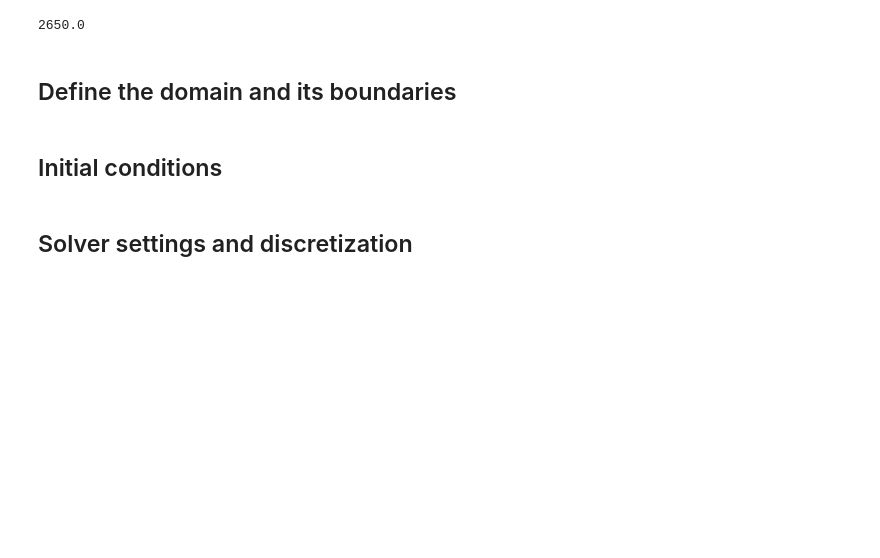
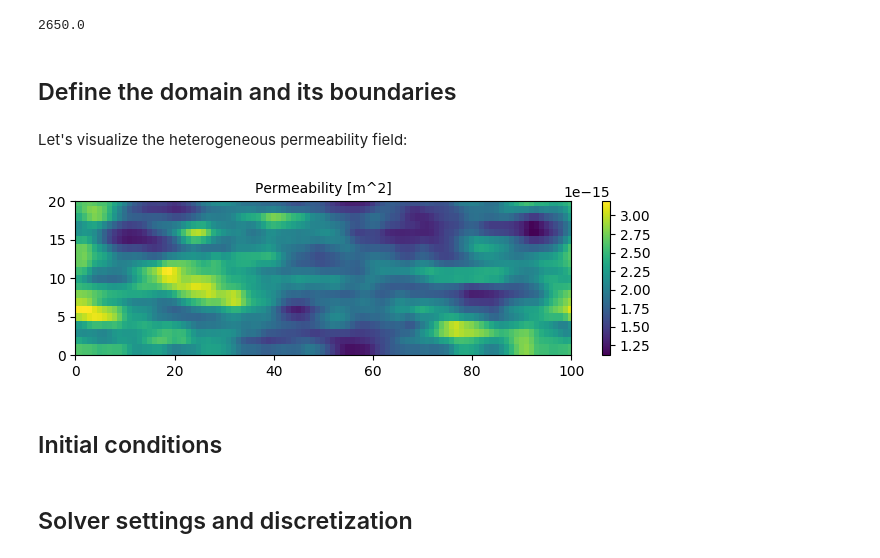
Before and after one commit to simulkade/fvtblog, a Jupyter notebook: posts/heat-transport-in-porous-media.ipynb, the cells around one changed output. Cells and saved outputs as stored; diff of their text form; code cells hidden in the pictures; blank space fills up the shorter version.

```diff
--- a/posts/heat-transport-in-porous-media.ipynb
+++ b/posts/heat-transport-in-porous-media.ipynb
@@ -72,6 +74,9 @@ L     = 100            # [m]
 W     = 20             # [m]
 poros = 0.35           # [-]
 perm  = 0.002e-12      # Darcy
+V_dp  = 0.2            # Dykstra-Parsons coef
+clx   = 0.1            # Correlation length in x direction
+cly   = 0.1            # Correlation length in y direction
 T_inj = 25 + 273.15    # [K]
 theta_inj = T_inj - T0 # [K]
 T_res = 80 + 273.15    # [K]
@@ -91,11 +96,16 @@ rho_rock = 2650.0      # [kg/m^3] rock density (for sandstone)
 # %%
 Nx  = 100
 Ny  = 20
+m   = createMesh2D(Nx, Ny, L, W)  # 2D Cartesian grid
+
+perm_val   = permfieldlogrnde(Nx, Ny, perm, V_dp, clx, cly)
+perm_field = createCellVariable(m, perm_val)
 left_range  = 1:Ny
 right_range = 1:Ny
-m   = createMesh2D(Nx, Ny, L, W)  # 2D Cartesian grid
+
 BCp = createBC(m)                 # pressure boundary
-BCp.left.a[left_range]   = perm/polyval(mu_fit, T_inj)
+BCp.left.a[left_range]   =
+    perm_field.value[2, left_range]/polyval(mu_fit, T_inj)
 BCp.left.b[left_range]   = 0.0
 BCp.left.c[left_range]   = -u_inj
 BCp.right.a[right_range] = 0.0
@@ -108,6 +118,15 @@ rho_water_inj  = polyval(rho_fit, T_inj)
 BCt.left.a[left_range]  = λ_eff
 BCt.left.b[left_range]  = -rho_water_inj*cp_water*u_inj
 BCt.left.c[left_range]  = -rho_water_inj*cp_water*u_inj*theta_inj;
+# %% [markdown]
+Let's visualize the heterogeneous permeability field:
+# %%
+figure(figsize=(8,2))
+visualizeCells(perm_field)
+title("Permeability [m^2]", fontsize = 10)
+colorbar();
+# %% [output]
+[figure, added]
 # %% [markdown]
 ## Initial conditions
 # %%
```
Also changed, not shown: parts of 7 cells of this notebook.
